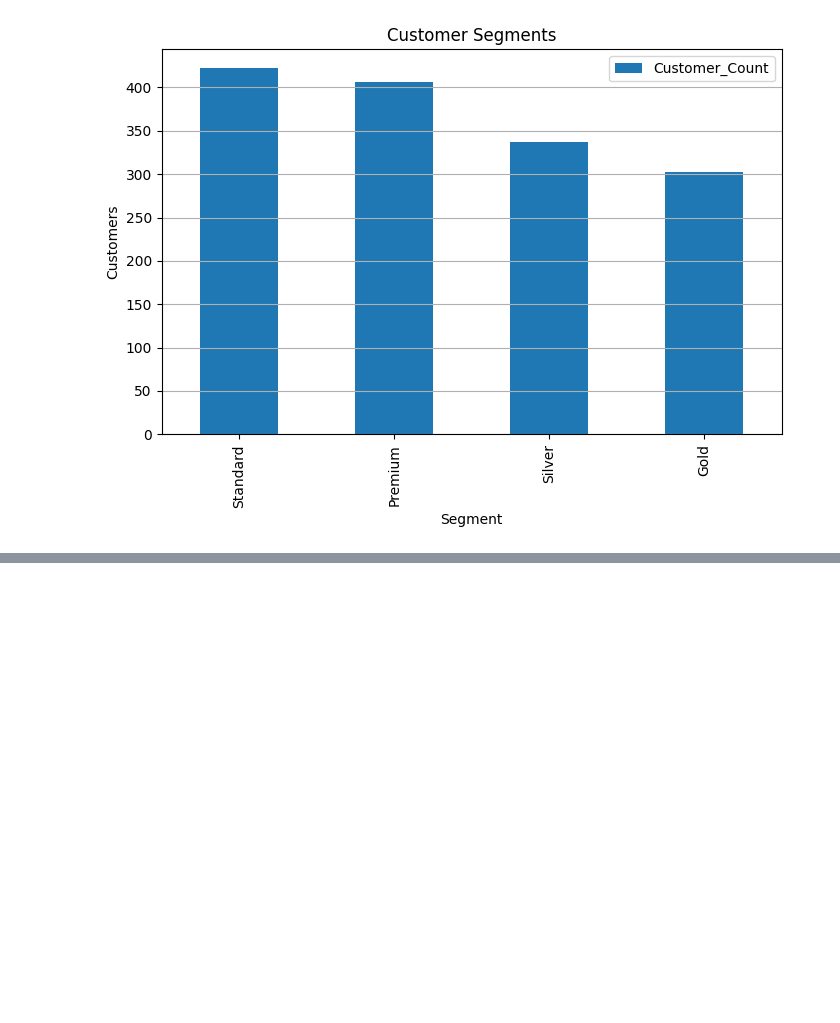
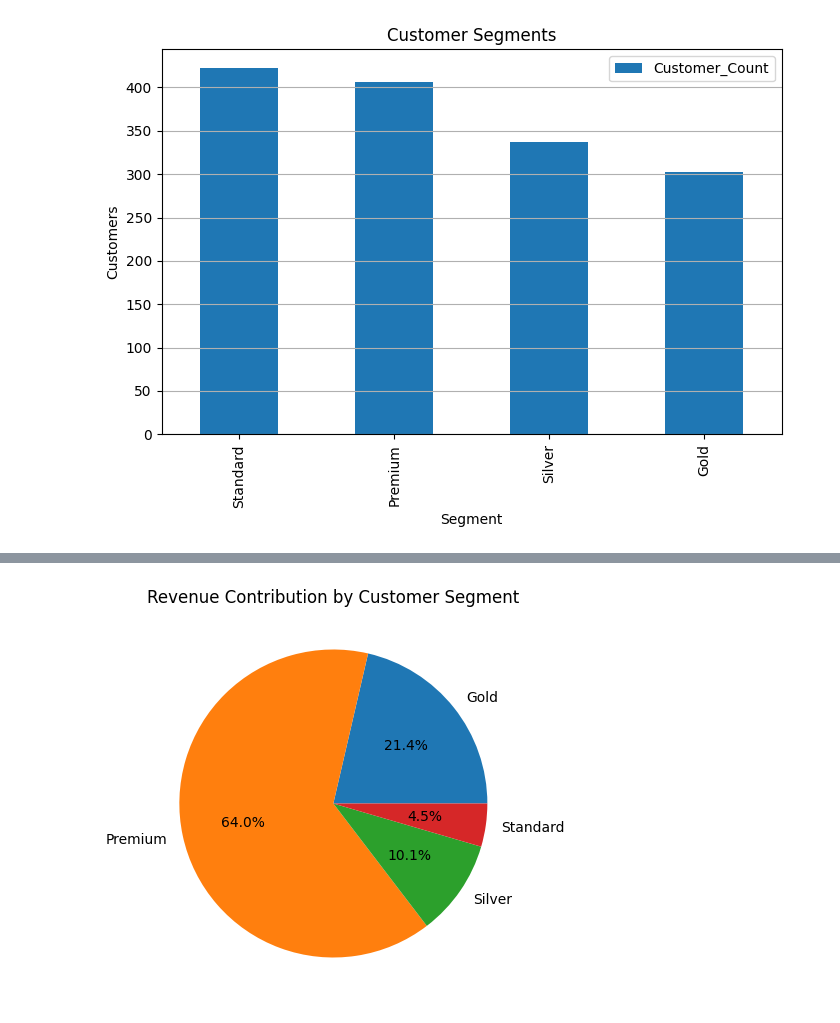
Before and after one commit to anp2/Declarative-Pipeline, a Jupyter notebook: EcommProj.ipynb, the cells around one changed output, grey strips where cells are left out. Saved outputs shown, nothing was run; the diff lists cells and outputs as text; code cells hidden in the pictures; blank space fills up the shorter version.

```diff
--- a/EcommProj.ipynb
+++ b/EcommProj.ipynb
@@ -2695,0 +2806,14 @@ plt.show()
+# %%
+# Average Revenue per Customer
+
+segment_analysis['Avg_Revenue_Per_Customer'] = (
+
+    segment_analysis['Monetary']
+
+    /
+
+    segment_analysis['Customer_Count']
+
+)
+
+segment_analysis.round(2)
@@ -2695,0 +2826,26 @@ plt.show()
+# %%
+# Visualize Revenue Contribution
+
+import matplotlib.pyplot as plt
+
+plt.figure(figsize=(8,5))
+
+plt.pie(
+
+    segment_analysis['Revenue_Contribution_%'],
+
+    labels=segment_analysis['Customer_Segment'],
+
+    autopct='%1.1f%%'
+
+)
+
+plt.title(
+
+    'Revenue Contribution by Customer Segment'
+
+)
+
+plt.show()
+# %% [output]
+[figure, added]
```
Also changed, not shown: parts of 105 cells of this notebook.
